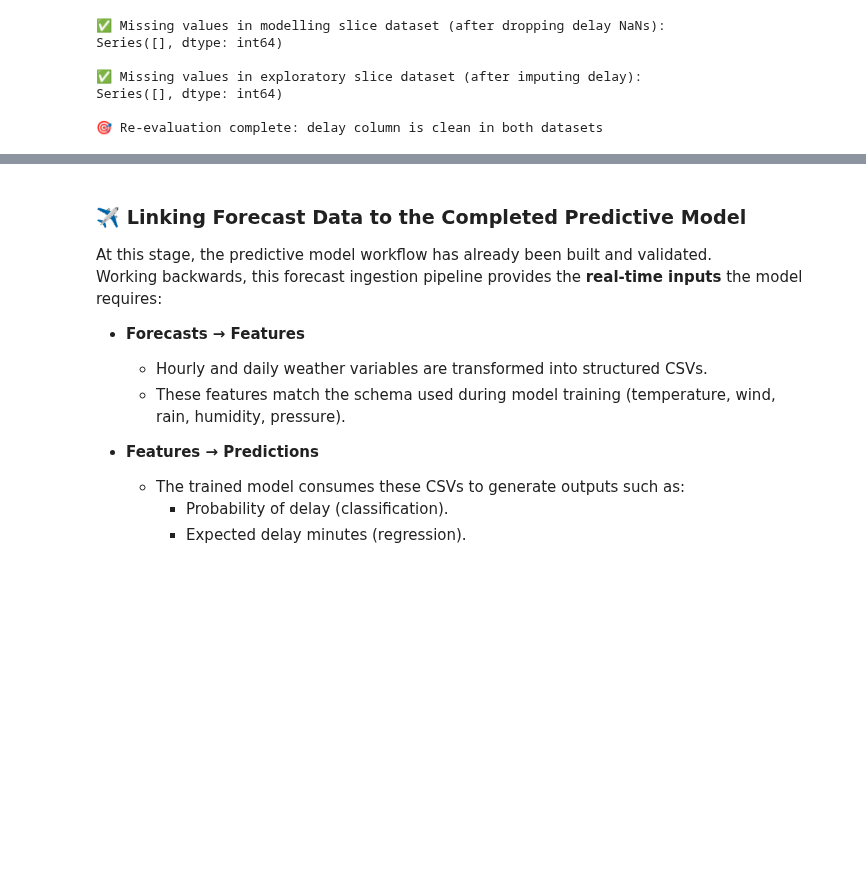
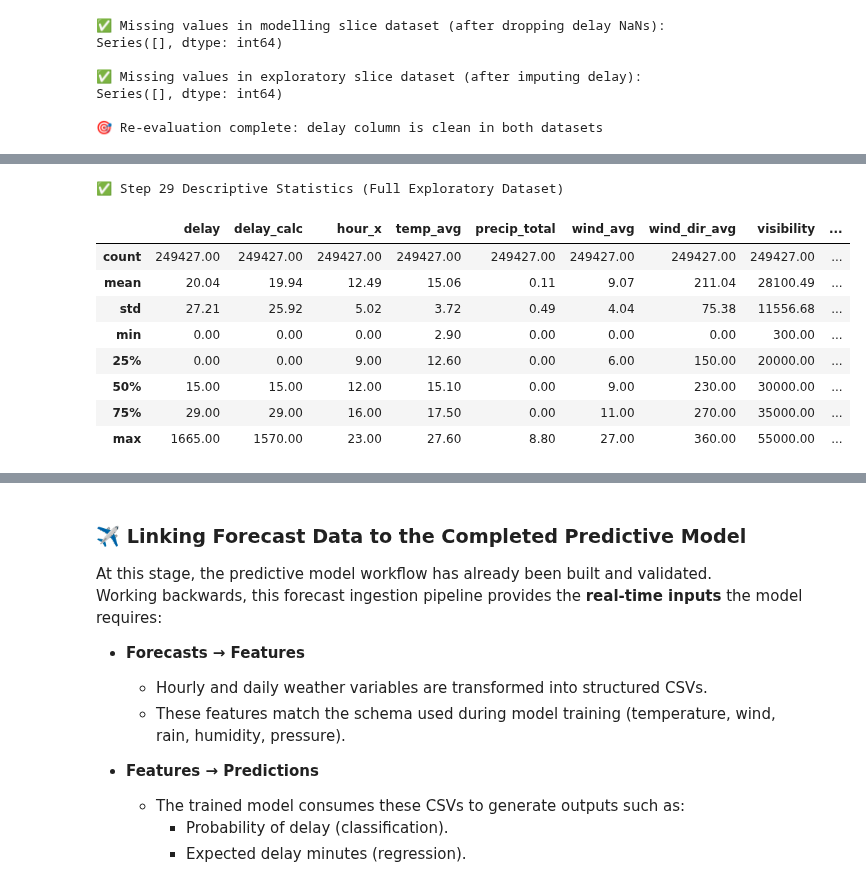
Before and after one commit to ECronin1973/programming-for-data-analytics, a Jupyter notebook: project/flight_reroute_dub.ipynb, the cells around one changed output, grey strips where cells are left out. Cells and saved outputs as stored; diff of their text form; code cells hidden in the pictures; blank space fills up the shorter version.

```diff
--- a/project/flight_reroute_dub.ipynb
+++ b/project/flight_reroute_dub.ipynb
@@ -3446,0 +3774,28 @@ Series([], dtype: int64)
+# %%
+# Step 29 – Descriptive Statistics (Full Dataset)
+import pandas as pd
+
+# --- Reload cleaned exploratory dataset ---
+full_explore = pd.read_csv("data/s27c_full_explore.csv")
+
+print("✅ Step 29 Descriptive Statistics (Full Exploratory Dataset)")
+
+# --- Generate descriptive statistics for numeric columns ---
+desc_stats = full_explore.describe(include=[float, int])
+
+# --- Round for readability ---
+desc_stats = desc_stats.round(2)
+
+# --- Display summary table ---
+display(desc_stats)
+# %% [output]
+✅ Step 29 Descriptive Statistics (Full Exploratory Dataset)
+|  | delay | delay_calc | hour_x | temp_avg | precip_total | wind_avg | wind_dir_avg | visibility | ... |
+| count | 249427.00 | 249427.00 | 249427.00 | 249427.00 | 249427.00 | 249427.00 | 249427.00 | 249427.00 | ... |
+| mean | 20.04 | 19.94 | 12.49 | 15.06 | 0.11 | 9.07 | 211.04 | 28100.49 | ... |
+| std | 27.21 | 25.92 | 5.02 | 3.72 | 0.49 | 4.04 | 75.38 | 11556.68 | ... |
+| min | 0.00 | 0.00 | 0.00 | 2.90 | 0.00 | 0.00 | 0.00 | 300.00 | ... |
+| 25% | 0.00 | 0.00 | 9.00 | 12.60 | 0.00 | 6.00 | 150.00 | 20000.00 | ... |
+| 50% | 15.00 | 15.00 | 12.00 | 15.10 | 0.00 | 9.00 | 230.00 | 30000.00 | ... |
+| 75% | 29.00 | 29.00 | 16.00 | 17.50 | 0.00 | 11.00 | 270.00 | 35000.00 | ... |
+| max | 1665.00 | 1570.00 | 23.00 | 27.60 | 8.80 | 27.00 | 360.00 | 55000.00 | ... |
```
Also changed, not shown: parts of 15 cells of this notebook, 4 other files.
